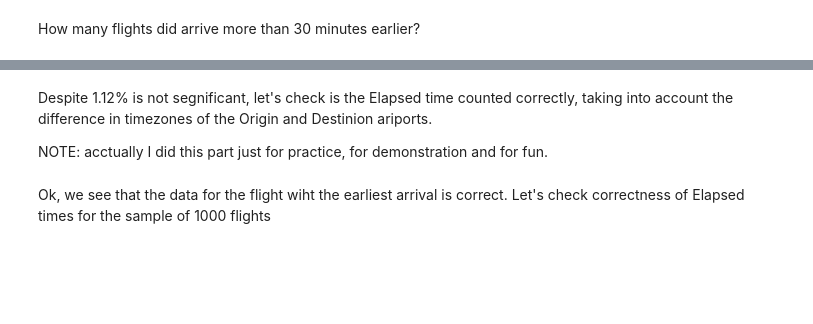
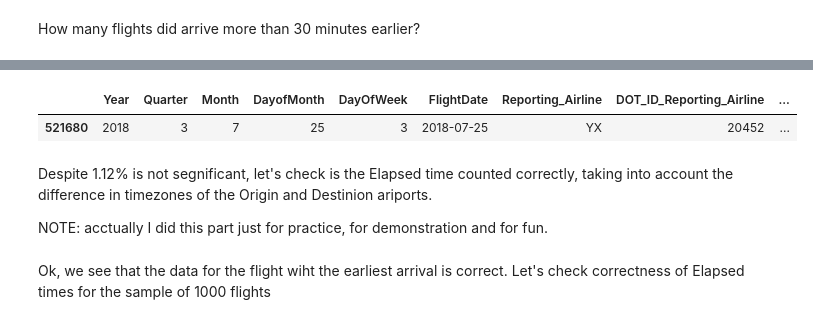
Before and after one commit to kholodov-a/Springboard_repo, a Jupyter notebook: CS2-flights-delay-REPO/notebooks/Data Wrangling.ipynb, the cells around one changed output, grey strips where cells are left out. Cells and saved outputs as stored; diff of their text form; code cells hidden in the pictures; blank space fills up the shorter version.

Commit message:
The two flights analysed which had the greatest difference of scheduled and actual elapsed times

```diff
--- a/CS2-flights-delay-REPO/notebooks/Data Wrangling.ipynb
+++ b/CS2-flights-delay-REPO/notebooks/Data Wrangling.ipynb
@@ -1216,3 +1351,12 @@ print('In January 2014 there were', flights_2014_1[actual_time_less_than_CRRS]['
+# %%
+_fl = transform_data_from(source_zip, source_path + '2018_7.csv')
+_fl[(_fl['Flight_Number_Reporting_Airline'] == 5935)
+    & (_fl['DayofMonth'] == 25)
+    & (_fl['Origin'] == 'DFW')
+    & (_fl['Dest'] == 'LGA')]
+# %% [output]
+|  | Year | Quarter | Month | DayofMonth | DayOfWeek | FlightDate | Reporting_Airline | DOT_ID_Reporting_Airline | ... |
+| 521680 | 2018 | 3 | 7 | 25 | 3 | 2018-07-25 | YX | 20452 | ... |
 # %% [markdown]
 Despite 1.12% is not segnificant, let's check is the Elapsed time counted correctly, taking into account the difference in timezones of the Origin and Destinion ariports.
 
```
Also changed, not shown: parts of 22 cells of this notebook.
